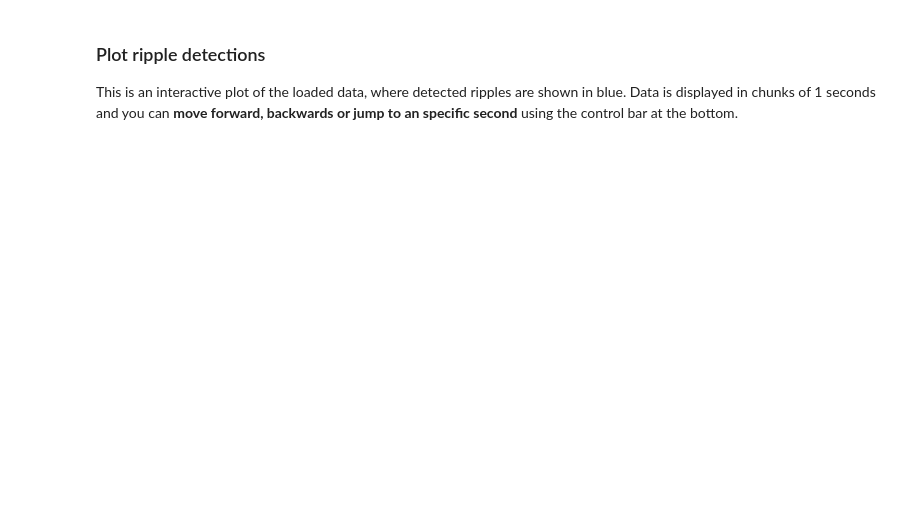
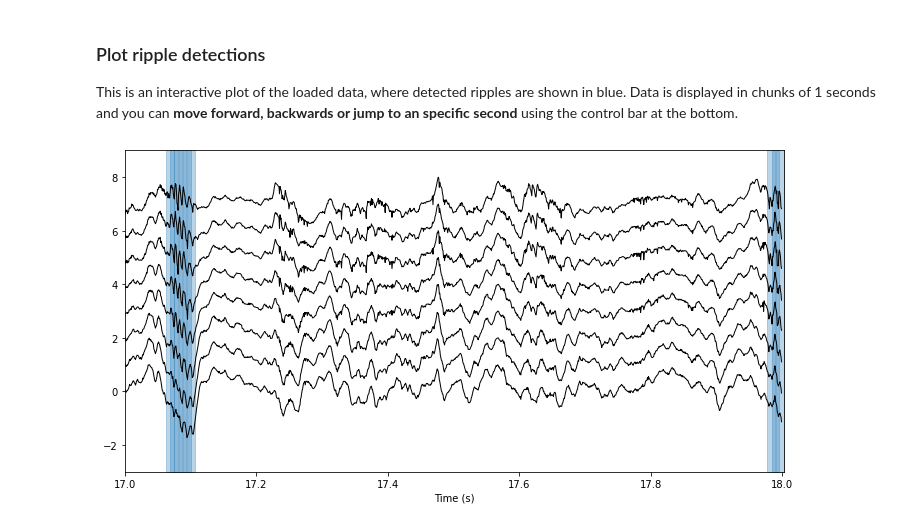
Before and after one commit to PridaLab/cnn-ripple, a Jupyter notebook: src/notebooks/cnn-example.ipynb, the cells around one changed output. Drawn from its saved outputs; the diff is of its cells as text; code cells hidden in the pictures; blank space fills up the shorter version.

```diff
--- a/src/notebooks/cnn-example.ipynb
+++ b/src/notebooks/cnn-example.ipynb
@@ -201,0 +186,35 @@ interact(update, k = widgets.BoundedIntText(value=17, min=0, max=data_dur, step=
+# %%
+import matplotlib.pyplot as plt
+
+k = 17
+data_size = data.shape[0]
+data_dur = data_size / downsampled_fs
+times = np.arange(data_size) / downsampled_fs
+
+ini_idx = int(k * downsampled_fs)
+end_idx = np.minimum(int((k+1) * downsampled_fs), data_size-1)
+
+
+pos_mat = list(range(data.shape[1]-1, -1, -1)) * np.ones((end_idx-ini_idx, data.shape[1]))
+
+fig = plt.figure(figsize=(9.75,5))
+ax = fig.add_subplot(1, 1, 1)
+ax.set_ylim(-3, 9)
+ax.margins(x=0)
+plt.tight_layout()
+plt.xlabel("Time (s)")
+
+
+lines = ax.plot(times[ini_idx:end_idx], data[ini_idx:end_idx, :]*1/np.max(data[ini_idx:end_idx, :], axis=0) + pos_mat, color='k', linewidth=1)
+
+fills = []
+for pred in pred_indexes:
+    if (pred[0] >= ini_idx and pred[0] <= end_idx) or (pred[1] >= ini_idx and pred[1] <= end_idx):
+        rip_ini = (pred[0]) / downsampled_fs
+        rip_end = (pred[1]) / downsampled_fs
+        fill = ax.fill_between([rip_ini, rip_end], [-3, -3], [9, 9], color="tab:blue", alpha=0.3)
+        fills.append(fill)
+
+plt.show()
+# %% [output]
+[figure, added]
```
Also changed, not shown: parts of 12 cells of this notebook.
